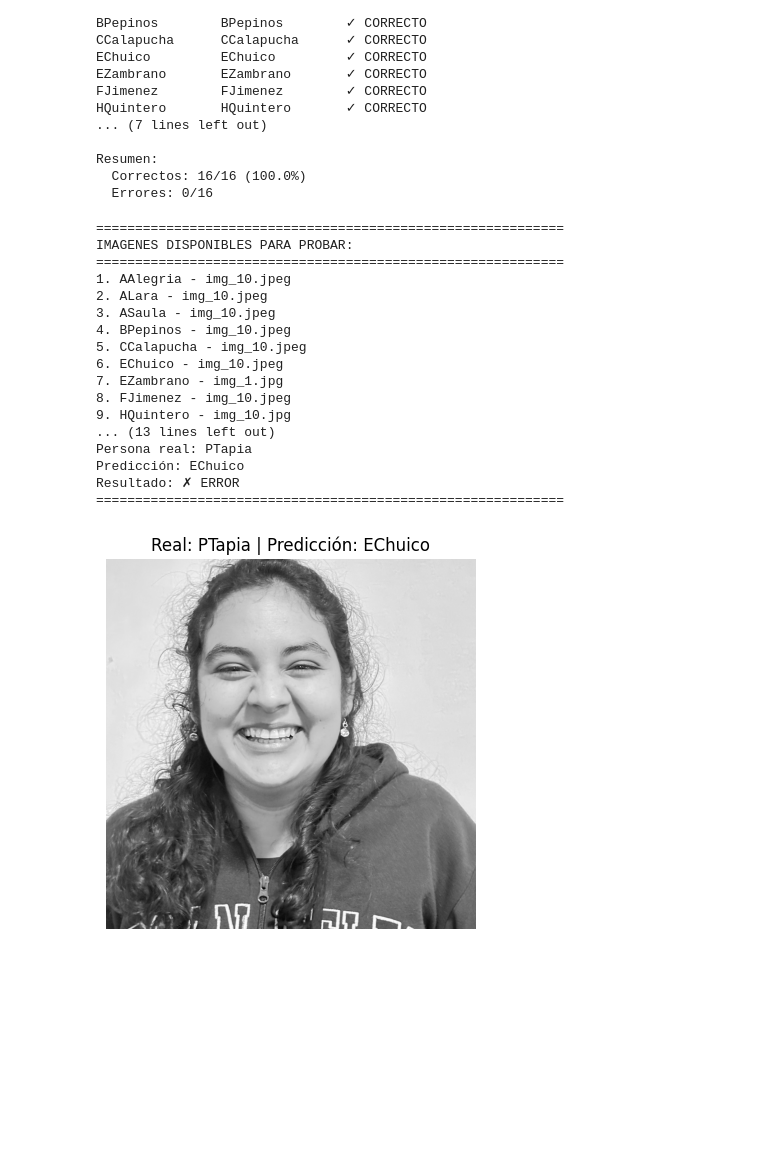
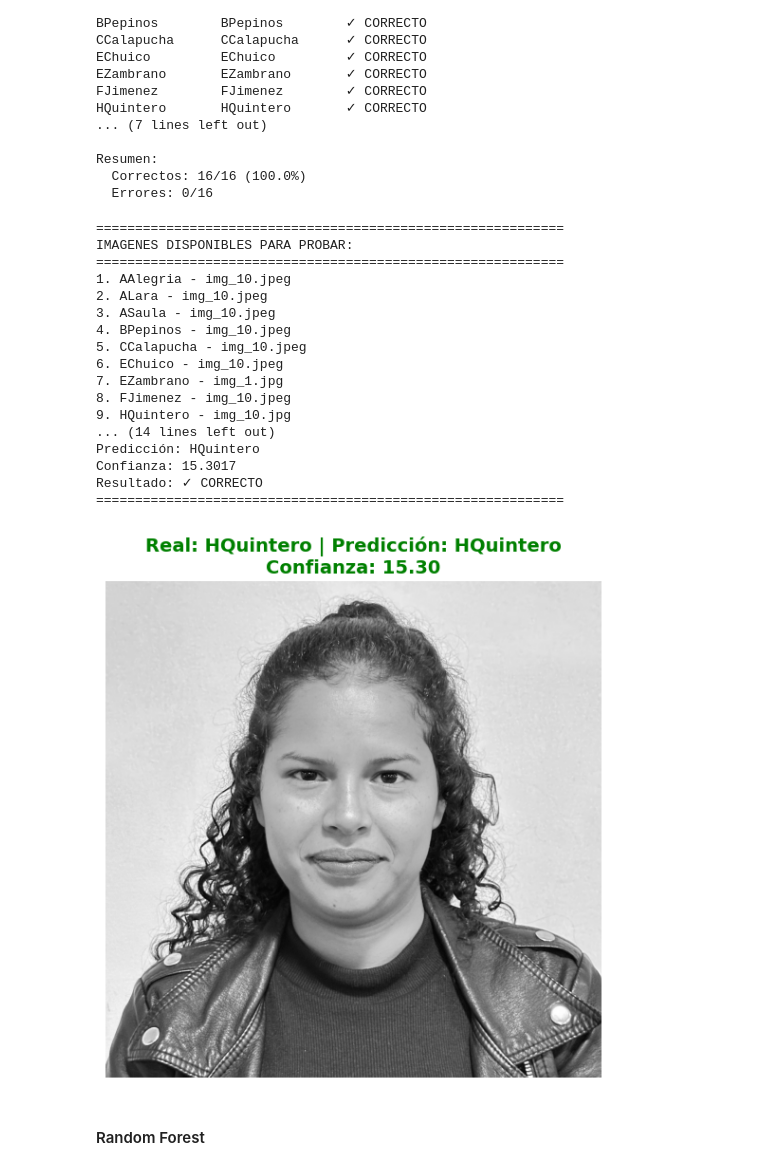
Before and after one commit to herklox73/U3Lab2IA, a Jupyter notebook: lab2u3.ipynb, the cells around one changed output. Saved outputs shown, nothing was run; the diff lists cells and outputs as text; code cells hidden in the pictures; blank space fills up the shorter version.

```diff
--- a/lab2u3.ipynb
+++ b/lab2u3.ipynb
@@ -236,7 +236,7 @@ Resumen:
   Correctos: 16/16 (100.0%)
   Errores: 0/16
 # %%
-import os
+import matplotlib.pyplot as plt
 
 def listar_imagenes_test():
     """
@@ -254,6 +254,9 @@ def listar_imagenes_test():
 
     for persona in personas:
         persona_path = os.path.join(base_path, persona)
+        if not os.path.isdir(persona_path):
+            continue
+
         imagenes = sorted(os.listdir(persona_path))
 
         for img in imagenes:
@@ -288,49 +291,75 @@ def predecir_por_numero(numero, imagenes_disponibles):
     print(f"{'='*60}")
     print(f"Persona real: {persona_real}")
 
-    # Leer y procesar - CAMBIO AQUÍ: 90x90 en lugar de 100x100
+    # Leer y procesar - MISMO PROCESO QUE EN ENTRENAMIENTO
     img = cv2.imread(ruta, cv2.IMREAD_GRAYSCALE)
-    img_resized = cv2.resize(img, (90, 90))  # ← CAMBIO AQUÍ
-    img_flattened = img_resized.flatten().reshape(1, -1)
-    img_normalized = scaler.transform(img_flattened)
+
+    if img is None:
+        print(f"Error: No se pudo leer la imagen {ruta}")
+        return
+
+    # IMPORTANTE: Mismo tamaño que entrenamiento (128x128)
+    img_resized = cv2.resize(img, (128, 128))
+
+    # IMPORTANTE: Ecualización de histograma (igual que en entrenamiento)
+    img_equalized = cv2.equalizeHist(img_resized)
+
+    # IMPORTANTE: Extraer HOG features (igual que en entrenamiento)
+    features = hog(img_equalized, orientations=9, pixels_per_cell=(8, 8),
+                   cells_per_block=(2, 2))
+
+    # Normalizar usando los mismos parámetros del entrenamiento
+    features_normalized = (features - mean) / std
+    features_normalized = features_normalized.reshape(1, -1)
 
     # Predecir
-    prediccion = model.predict(img_normalized)[0]
+    prediccion = model.predict(features_normalized)[0]
+
+    # Obtener probabilidades (confianza)
+    decision_values = model.decision_function(features_normalized)[0]
+    max_confidence = np.max(decision_values)
 
     print(f"Predicción: {prediccion}")
+    print(f"Confianza: {max_confidence:.4f}")
     print(f"Resultado: {'✓ CORRECTO' if prediccion == persona_real else '✗ ERROR'}")
     print(f"{'='*60}\n")
 
     # Mostrar imagen
+    plt.figure(figsize=(8, 6))
     plt.imshow(img, cmap='gray')
-    plt.title(f"Real: {persona_real} | Predicción: {prediccion}")
+    color = 'green' if prediccion == persona_real else 'red'
+    plt.title(f"Real: {persona_real} | Predicción: {prediccion}\nConfianza: {max_confidence:.2f}",
+              color=color, fontsize=14, fontweight='bold')
     plt.axis('off')
+    plt.tight_layout()
     plt.show()
 
 
 # ==== USAR ASÍ ====
 
 # 1. Listar todas las imágenes
 imagenes = listar_imagenes_test()
 
-# 2. Elegir por número
-predecir_por_numero(15, imagenes)
+
+predecir_por_numero(9, imagenes)
 # %% [output]
 ============================================================
 IMAGENES DISPONIBLES PARA PROBAR:
 ============================================================
 1. AAlegria - img_10.jpeg
 2. ALara - img_10.jpeg
 3. ASaula - img_10.jpeg
 4. BPepinos - img_10.jpeg
 5. CCalapucha - img_10.jpeg
 6. EChuico - img_10.jpeg
 7. EZambrano - img_1.jpg
 8. FJimenez - img_10.jpeg
 9. HQuintero - img_10.jpg
-... (13 lines left out)
-Persona real: PTapia
-Predicción: EChuico
-Resultado: ✗ ERROR
+... (14 lines left out)
+Predicción: HQuintero
+Confianza: 15.3017
+Resultado: ✓ CORRECTO
 ============================================================
-[figure, old version]
+[figure, new version]
+# %% [markdown]
+<h4>Random Forest</h4>
```
Also changed, not shown: parts of 10 cells of this notebook.
